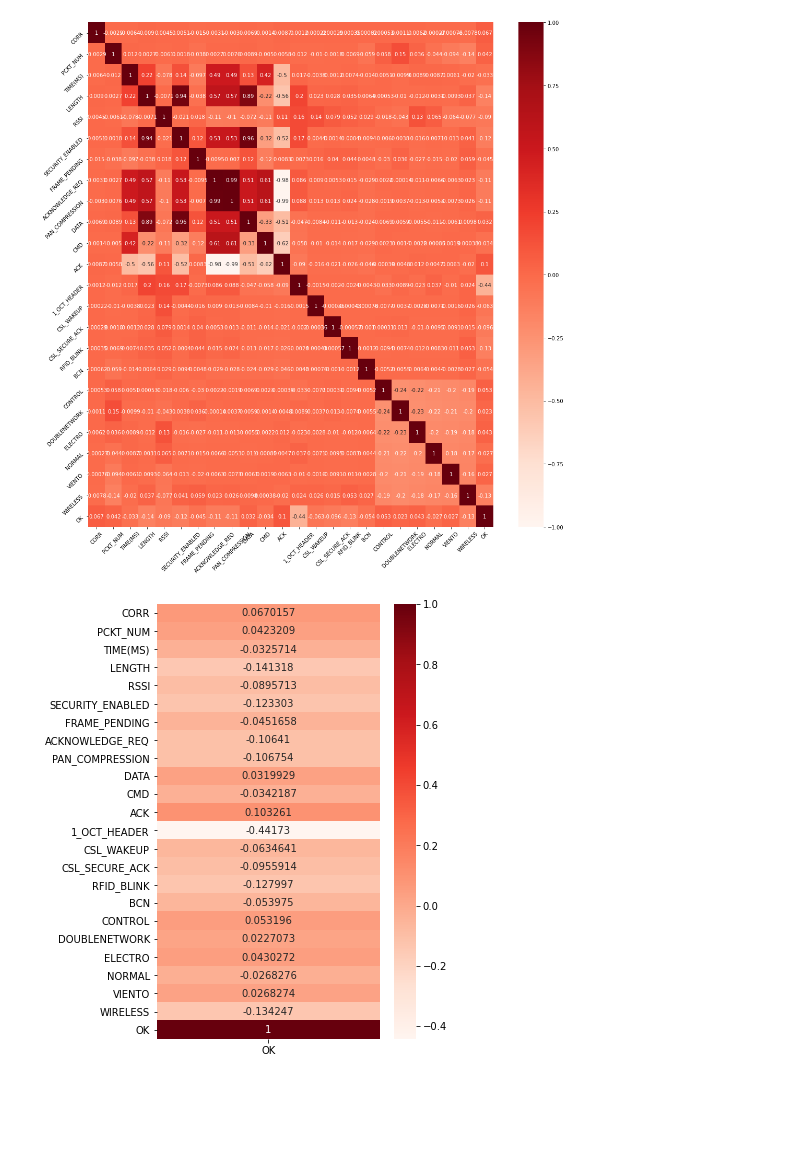
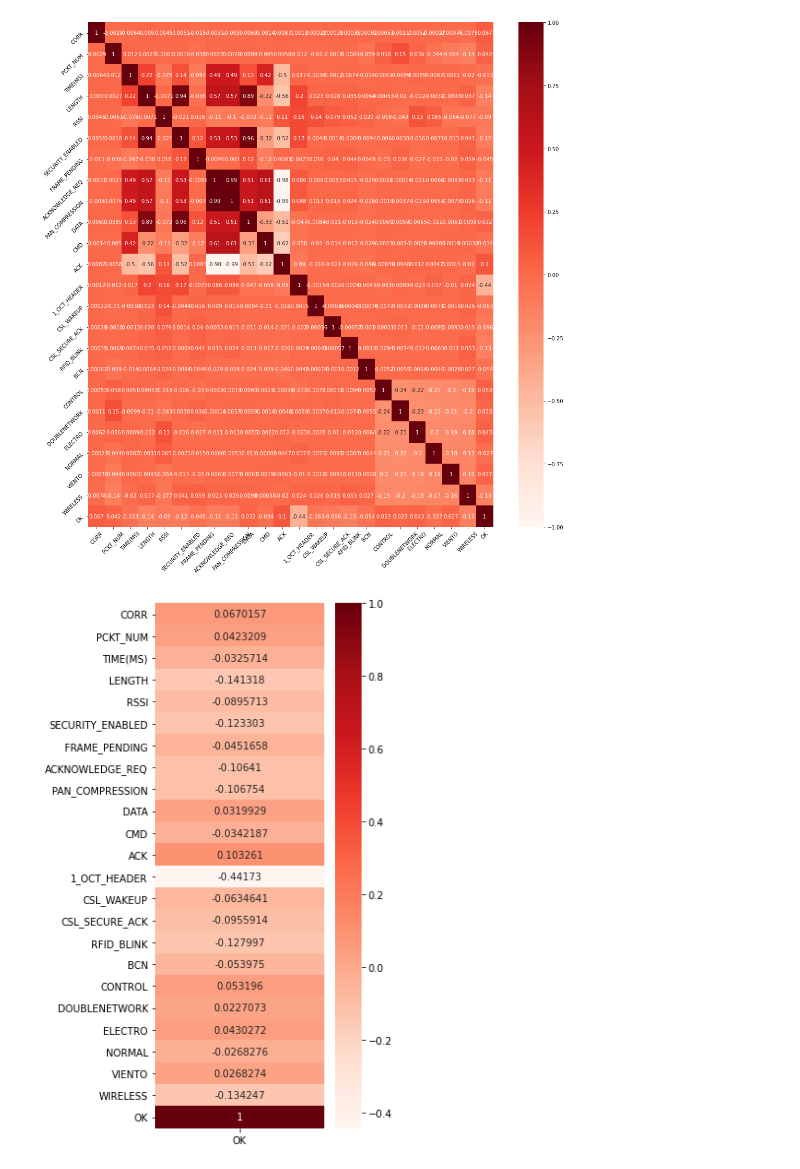
Before and after one commit to the-other-mariana/star-network, a Jupyter notebook: misc/data-analysis/analysis.ipynb, the cells around one changed output. Saved outputs shown, nothing was run; the diff lists cells and outputs as text; code cells hidden in the pictures; blank space fills up the shorter version.

```diff
--- a/misc/data-analysis/analysis.ipynb
+++ b/misc/data-analysis/analysis.ipynb
@@ -87,9 +87,10 @@ plt.show()
 # %%
 plt.figure(figsize=(5, 8))
 df = pd.DataFrame(correlation['OK'],
               index=correlation.index)
 sns.heatmap(df, annot=True, fmt="g", cmap='Reds')
+plt.tight_layout()
 plt.savefig("corr-target.png", dpi=500)
 plt.show()
 # %% [output]
-[figure, old version]
+[figure, new version]
```
Also changed, not shown: parts of 11 cells of this notebook, 3 other files.
